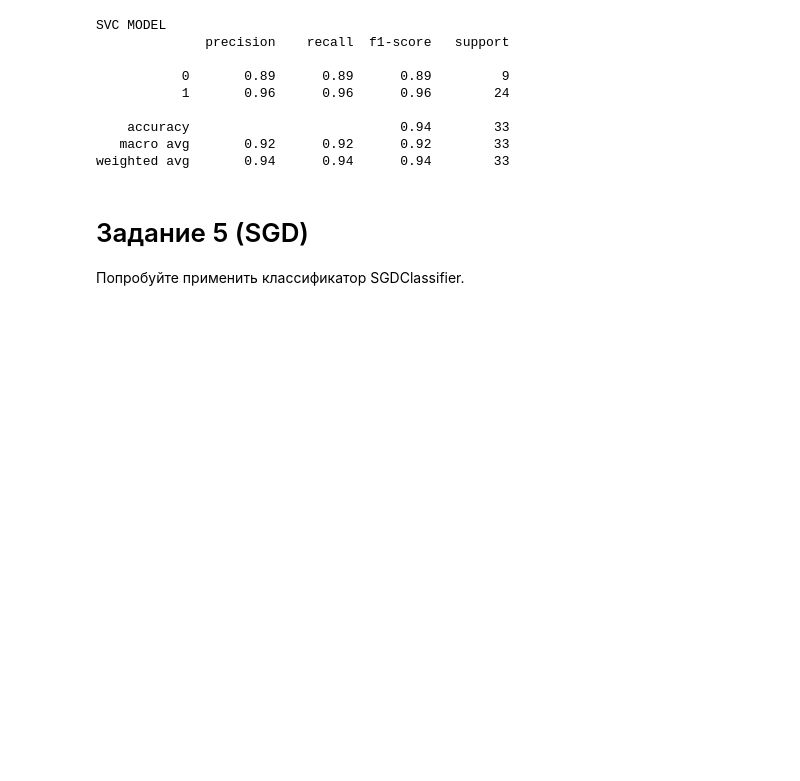
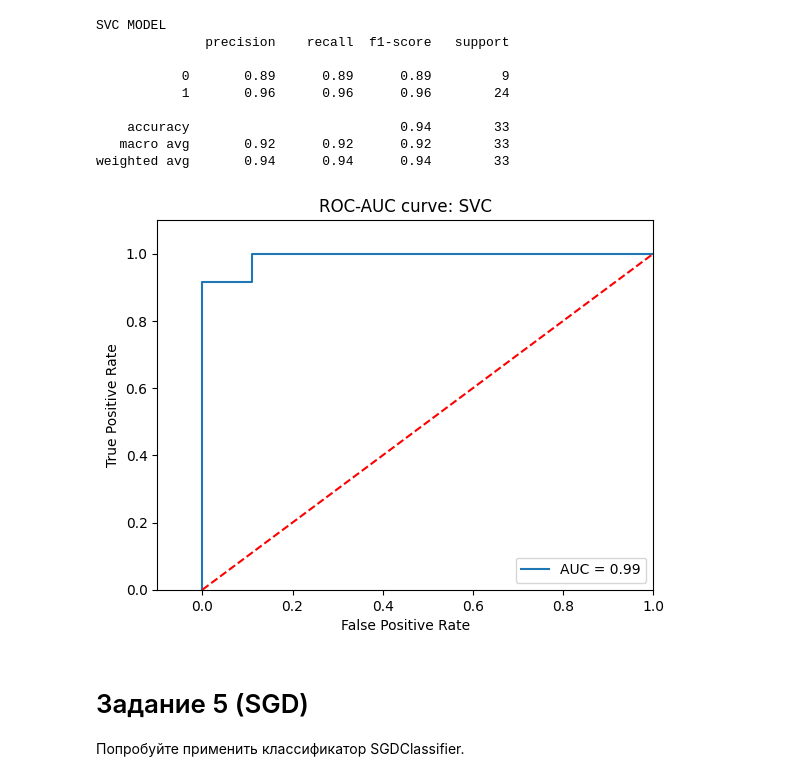
Before and after one commit to vixbi/machinelearning, a Jupyter notebook: HW3_Shumakova_ML.ipynb, the cells around one changed output. Cells and saved outputs as stored; diff of their text form; code cells hidden in the pictures; blank space fills up the shorter version.

```diff
--- a/HW3_Shumakova_ML.ipynb
+++ b/HW3_Shumakova_ML.ipynb
@@ -191,14 +203,14 @@ print('AUC: %.2f' % roc_auc_score_mlr)
 # %% [output]
 AUC: 0.98
 # %%
-# визуализация
-
-plt.title('ROC-AUC curve: manual LR')
-plt.plot(fpr_mlr, tpr_mlr, label = 'AUC = %0.2f' % roc_auc_score_mlr)
-plt.legend(loc = 'lower right')
-plt.plot([0, 1], [0, 1],'r--')
-plt.xlim([-0.1, 1])
-plt.ylim([0, 1.1])
-plt.ylabel('True Positive Rate')
-plt.xlabel('False Positive Rate')
-plt.show()
+# функция для дальнейших визуализаций ROC-AUC
+def roc_auc_plot(title: str, fpr, tpr, label: str, roc_auc_score):
+    plt.title(title)
+    plt.plot(fpr, tpr, label=label % roc_auc_score)
+    plt.legend(loc = 'lower right')
+    plt.plot([0, 1], [0, 1],'r--')
+    plt.xlim([-0.1, 1])
+    plt.ylim([0, 1.1])
+    plt.ylabel('True Positive Rate')
+    plt.xlabel('False Positive Rate')
+    plt.show()
@@ -320,7 +317,7 @@ True
 # Задание 4 (SVM)
 Попробуйте применить классификатор SVM.
 # %%
-SVM_model = SVC().fit(X_train, y_train)
+SVM_model = SVC(probability=True).fit(X_train, y_train)
 predicted_classes_svc = log_reg.predict(X_test)
 
 print(color.BOLD + 'SVC MODEL' + color.END)
@@ -335,6 +332,15 @@ SVC MODEL
     accuracy                           0.94        33
    macro avg       0.92      0.92      0.92        33
 weighted avg       0.94      0.94      0.94        33
+# %%
+y_probas_svc = SVM_model.predict_proba(X_test)[:, 1]
+fpr_svc, tpr_svc, thresholds_svc = metrics.roc_curve(y_test, y_probas_svc)
+roc_auc_score_svc = metrics.roc_auc_score(y_test, y_probas_svc)
+
+roc_auc_plot('ROC-AUC curve: SVC', fpr_svc, tpr_svc,
+             'AUC = %0.2f', roc_auc_score_svc)
+# %% [output]
+[figure, added]
 # %% [markdown]
 # Задание 5 (SGD)
 Попробуйте применить классификатор SGDClassifier.
```
Also changed, not shown: parts of 12 cells of this notebook.
